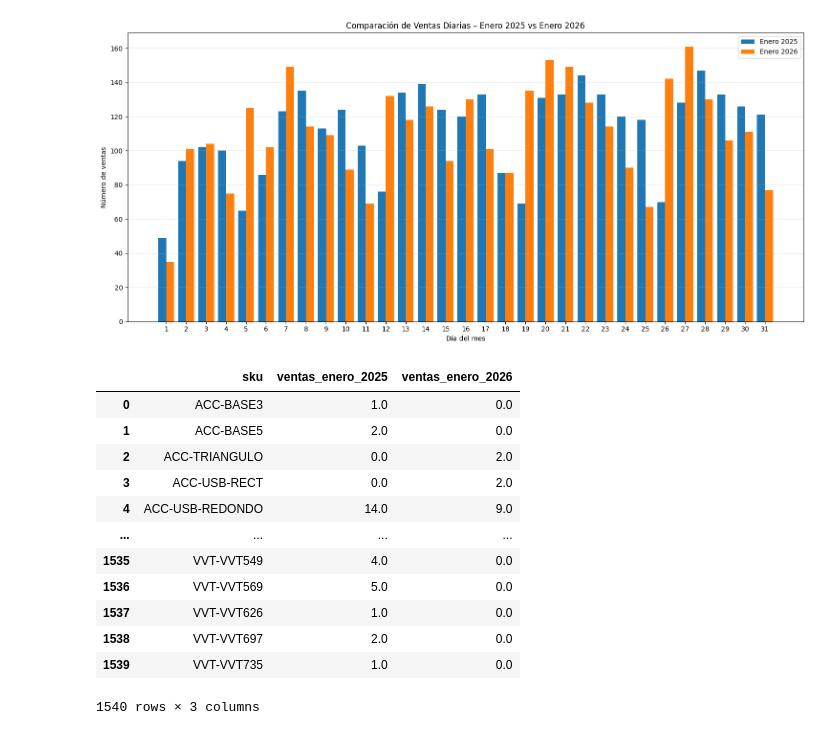
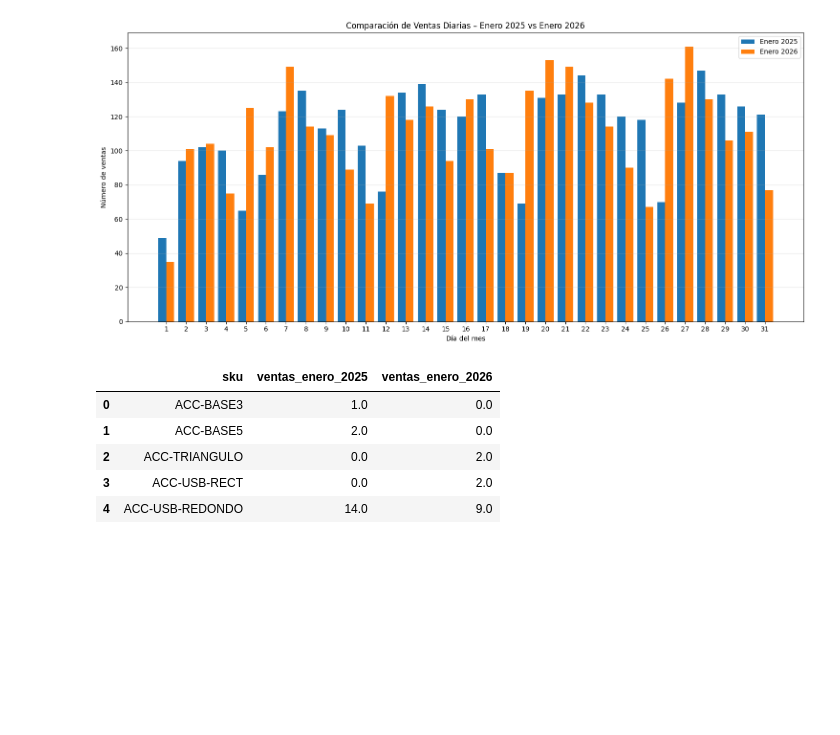
Before and after one commit to mercadolibre2-crypto/ventas-2025-vs-2026-, a Jupyter notebook: Comparacion.ipynb, the cells around one changed output. Drawn from its saved outputs; the diff is of its cells as text; code cells hidden in the pictures; blank space fills up the shorter version.

```diff
--- a/Comparacion.ipynb
+++ b/Comparacion.ipynb
@@ -446,41 +460,34 @@ sku_2025 = (
     enero_2025
     .groupby('sku')['cantidad']
     .sum()
     .reset_index(name='ventas_enero_2025')
 )
 
 sku_2026 = (
     enero_2026
     .groupby('sku')['cantidad']
     .sum()
     .reset_index(name='ventas_enero_2026')
 )
 
 tabla_sku = (
     pd.merge(
         sku_2025,
         sku_2026,
         on='sku',
         how='outer'
     )
     .fillna(0)
 )
 
-tabla_sku
+tabla_sku.head()
 # %% [output]
 |  | sku | ventas_enero_2025 | ventas_enero_2026 |
 | 0 | ACC-BASE3 | 1.0 | 0.0 |
 | 1 | ACC-BASE5 | 2.0 | 0.0 |
 | 2 | ACC-TRIANGULO | 0.0 | 2.0 |
 | 3 | ACC-USB-RECT | 0.0 | 2.0 |
 | 4 | ACC-USB-REDONDO | 14.0 | 9.0 |
-| ... | ... | ... | ... |
-| 1535 | VVT-VVT549 | 4.0 | 0.0 |
-| 1536 | VVT-VVT569 | 5.0 | 0.0 |
-| 1537 | VVT-VVT626 | 1.0 | 0.0 |
-| 1538 | VVT-VVT697 | 2.0 | 0.0 |
-| 1539 | VVT-VVT735 | 1.0 | 0.0 |
-1540 rows × 3 columns
 # %%
 tabla_sku['diferencia'] = (
     tabla_sku['ventas_enero_2026'] - tabla_sku['ventas_enero_2025']
```
Also changed, not shown: parts of 7 cells of this notebook.
